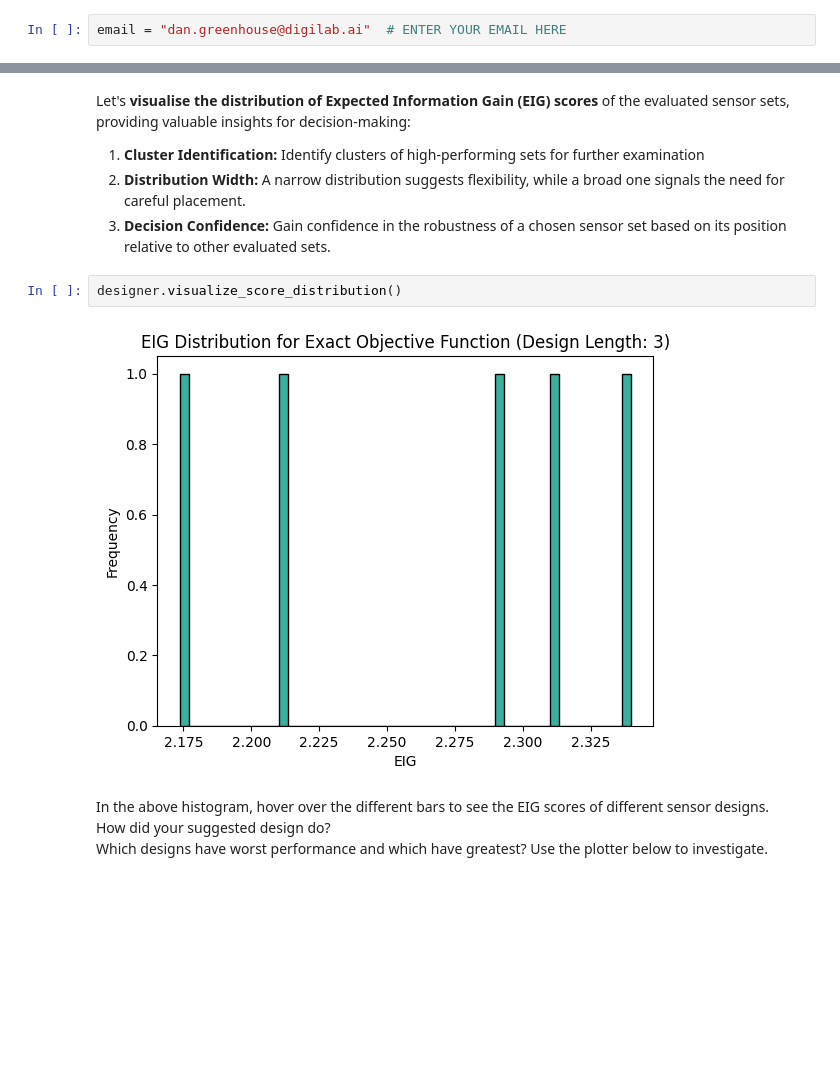
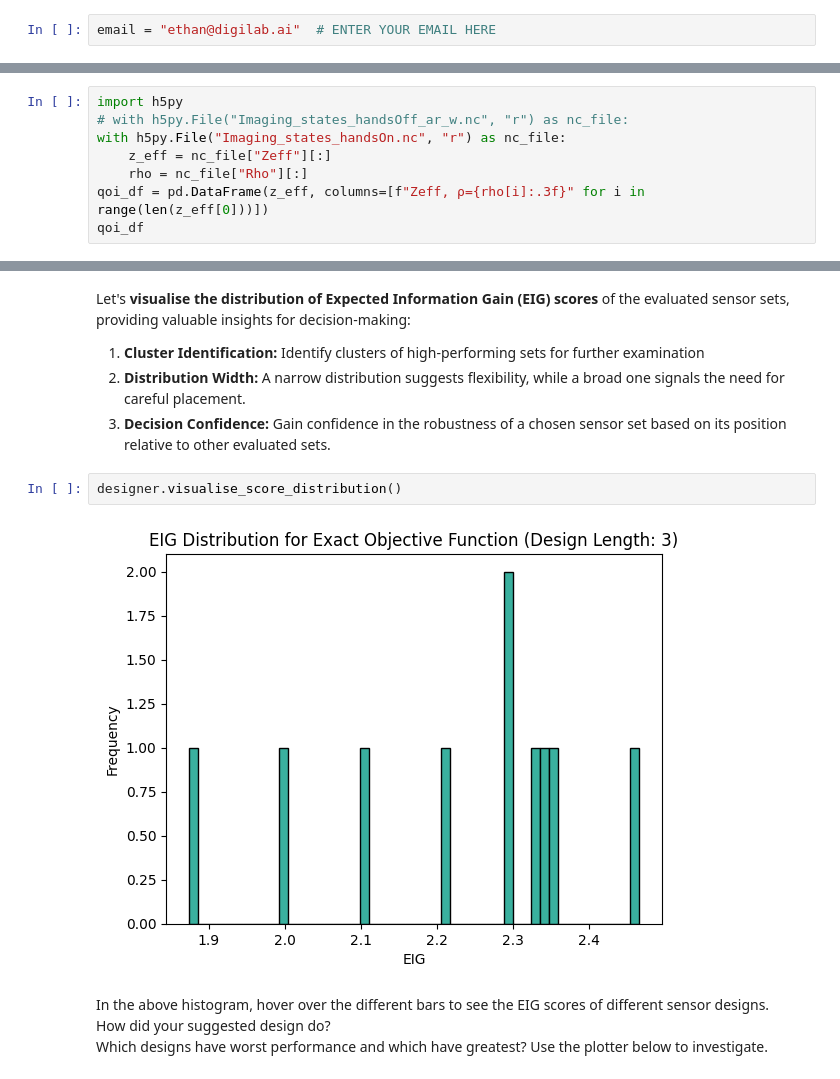
Before and after one commit to digiLab-ai/STEPControl-Use-Cases, a Jupyter notebook: ImagingDemo/notebooks/line_of_sight_demo.ipynb, the cells around one changed output, grey strips where cells are left out. Saved outputs shown, nothing was run; the diff lists cells and outputs as text; blank space fills up the shorter version.

Commit message:
Ethan's updates

```diff
--- a/ImagingDemo/notebooks/line_of_sight_demo.ipynb
+++ b/ImagingDemo/notebooks/line_of_sight_demo.ipynb
@@ -11,7 +25,7 @@
 
 To access this cloud tool, your registered email is required.<br> **If you have not been registered speak to a member of the team for assistance.**
 # %%
-email = "dan.greenhouse@digilab.ai"  # ENTER YOUR EMAIL HERE
+email = "ethan@digilab.ai"  # ENTER YOUR EMAIL HERE
 # %% [markdown]
 # Bayesian Experimental Design of Soft X-Ray Crystal Spectroscopy of Sight
 
@@ -159,0 +161,8 @@ qoi_df
+# %%
+import h5py
+# with h5py.File("Imaging_states_handsOff_ar_w.nc", "r") as nc_file:
+with h5py.File("Imaging_states_handsOn.nc", "r") as nc_file:
+    z_eff = nc_file["Zeff"][:]
+    rho = nc_file["Rho"][:]
+qoi_df = pd.DataFrame(z_eff, columns=[f"Zeff, ρ={rho[i]:.3f}" for i in range(len(z_eff[0]))])
+qoi_df
@@ -251,9 +274,9 @@ Let's <strong>visualise the distribution of Expected Information Gain (EIG) scor
     <li><strong>Decision Confidence:</strong> Gain confidence in the robustness of a chosen sensor set based on its position relative to other evaluated sets.</li>
 </ol>
 # %%
-designer.visualize_score_distribution()
+designer.visualise_score_distribution()
 # %% [output]
-[figure, old version]
+[figure, new version]
 # %% [markdown]
 In the above histogram, hover over the different bars to see the EIG scores of different sensor designs.<br>
 How did your suggested design do? <br>
```
Also changed, not shown: parts of 33 cells of this notebook, 2 other files.
